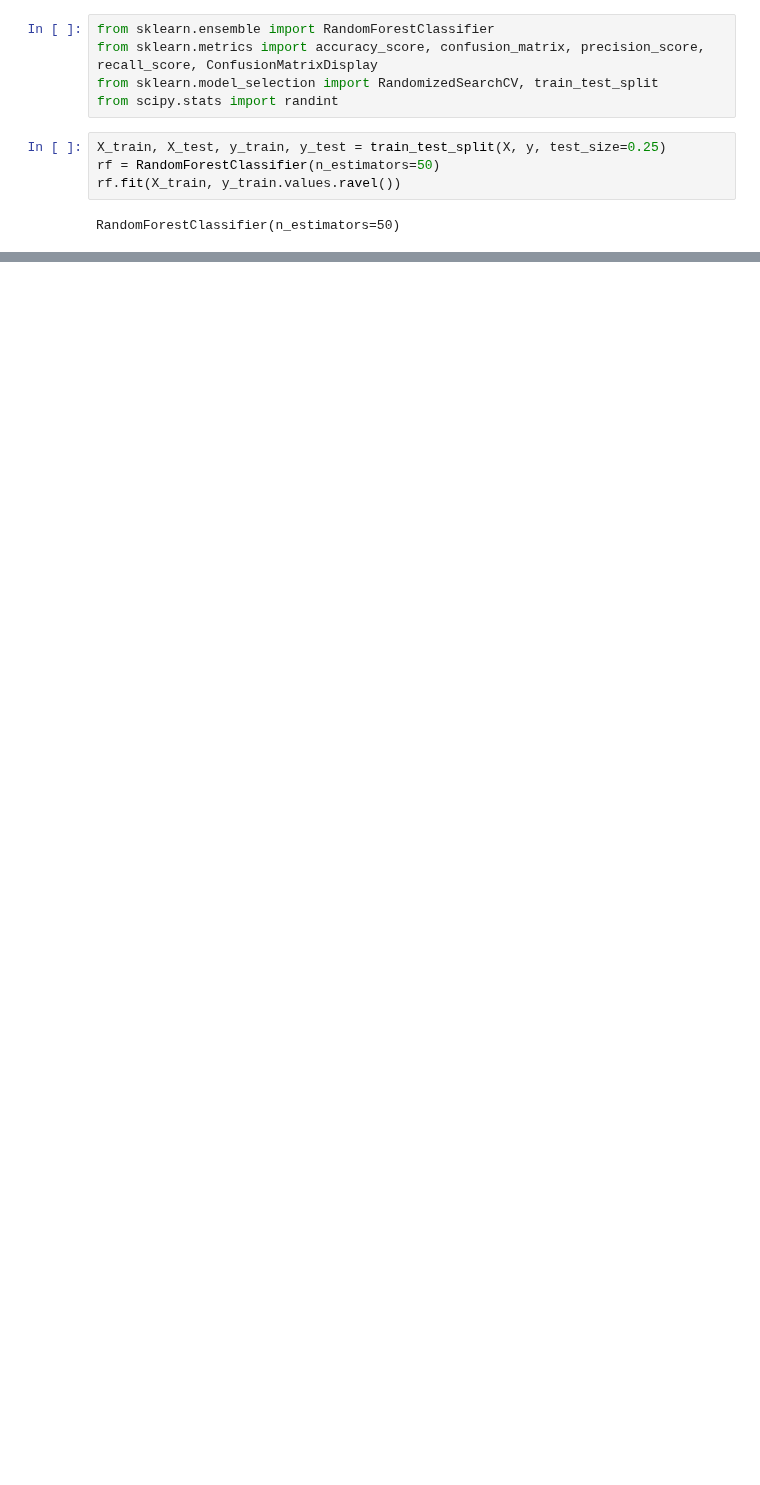
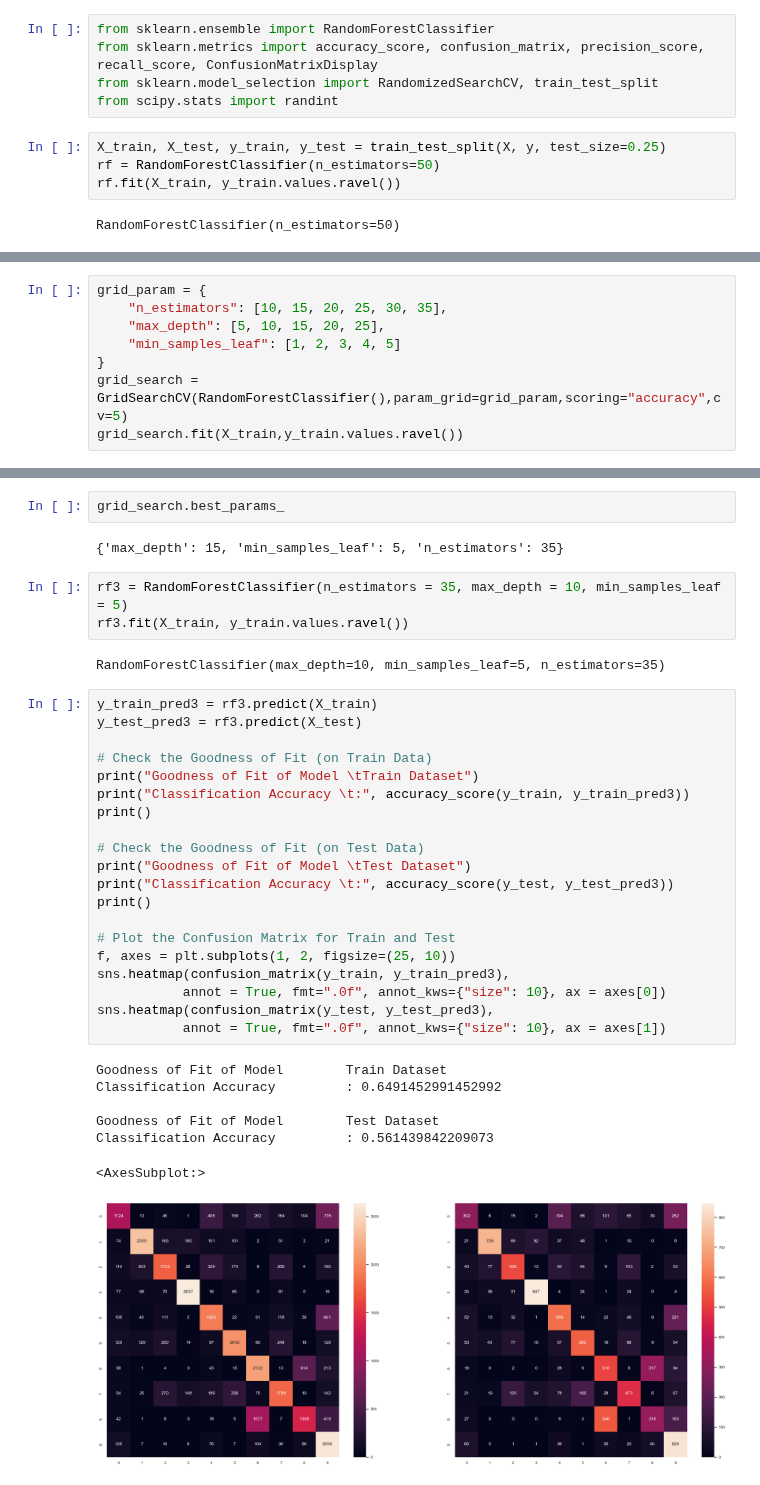
Before and after one commit to tanvi-jain3/SC1015-Song-Genre-Classification, a Jupyter notebook: Data Science Mini_Project.ipynb, the cells around one changed output, grey strips where cells are left out. Drawn from its saved outputs; the diff is of its cells as text; blank space fills up the shorter version.

Commit message:
Updated RandomForestClassifier

```diff
--- a/Data Science Mini_Project.ipynb
+++ b/Data Science Mini_Project.ipynb
@@ -851,0 +858,8 @@ Accuracy: 0.5458579881656804
+# %%
+grid_param = {
+    "n_estimators": [10, 15, 20, 25, 30, 35],
+    "max_depth": [5, 10, 15, 20, 25],
+    "min_samples_leaf": [1, 2, 3, 4, 5]
+}
+grid_search = GridSearchCV(RandomForestClassifier(),param_grid=grid_param,scoring="accuracy",cv=5)
+grid_search.fit(X_train,y_train.values.ravel())
@@ -851,0 +872,37 @@ Accuracy: 0.5458579881656804
+# %%
+grid_search.best_params_
+# %% [output]
+{'max_depth': 15, 'min_samples_leaf': 5, 'n_estimators': 35}
+# %%
+rf3 = RandomForestClassifier(n_estimators = 35, max_depth = 10, min_samples_leaf = 5)
+rf3.fit(X_train, y_train.values.ravel())
+# %% [output]
+RandomForestClassifier(max_depth=10, min_samples_leaf=5, n_estimators=35)
+# %%
+y_train_pred3 = rf3.predict(X_train)
+y_test_pred3 = rf3.predict(X_test)
+
+# Check the Goodness of Fit (on Train Data)
+print("Goodness of Fit of Model \tTrain Dataset")
+print("Classification Accuracy \t:", accuracy_score(y_train, y_train_pred3))
+print()
+
+# Check the Goodness of Fit (on Test Data)
+print("Goodness of Fit of Model \tTest Dataset")
+print("Classification Accuracy \t:", accuracy_score(y_test, y_test_pred3))
+print()
+
+# Plot the Confusion Matrix for Train and Test
+f, axes = plt.subplots(1, 2, figsize=(25, 10))
+sns.heatmap(confusion_matrix(y_train, y_train_pred3),
+           annot = True, fmt=".0f", annot_kws={"size": 10}, ax = axes[0])
+sns.heatmap(confusion_matrix(y_test, y_test_pred3),
+           annot = True, fmt=".0f", annot_kws={"size": 10}, ax = axes[1])
+# %% [output]
+Goodness of Fit of Model        Train Dataset
+Classification Accuracy         : 0.6491452991452992
+
+Goodness of Fit of Model        Test Dataset
+Classification Accuracy         : 0.561439842209073
+<AxesSubplot:>
+[figure, added]
```
Also changed, not shown: parts of 14 cells of this notebook, 1 other file.
